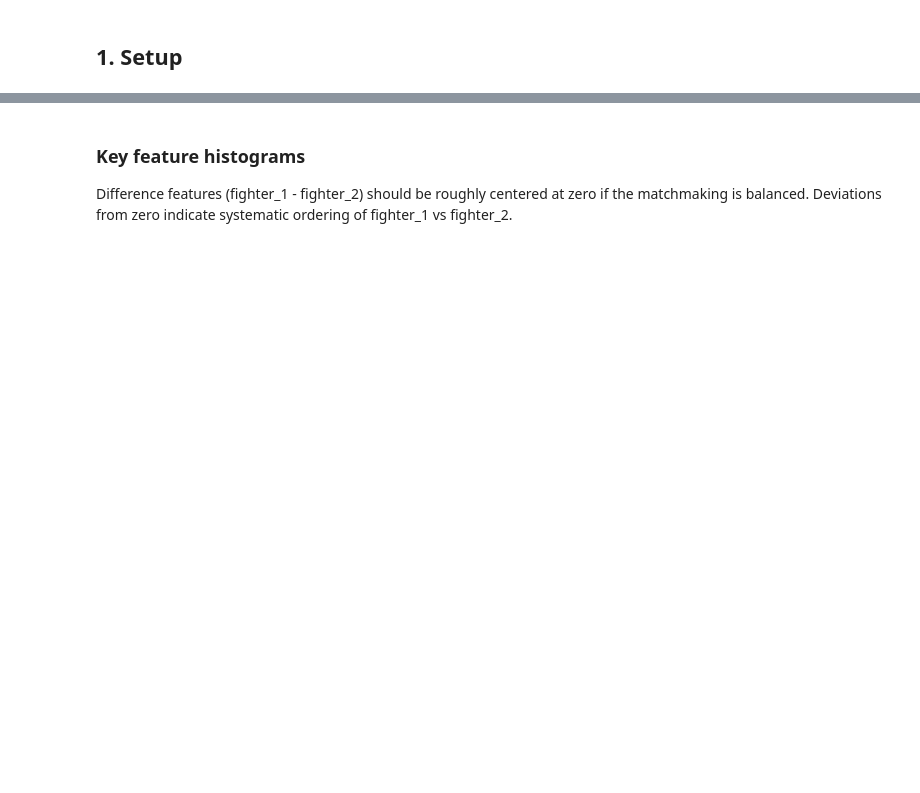
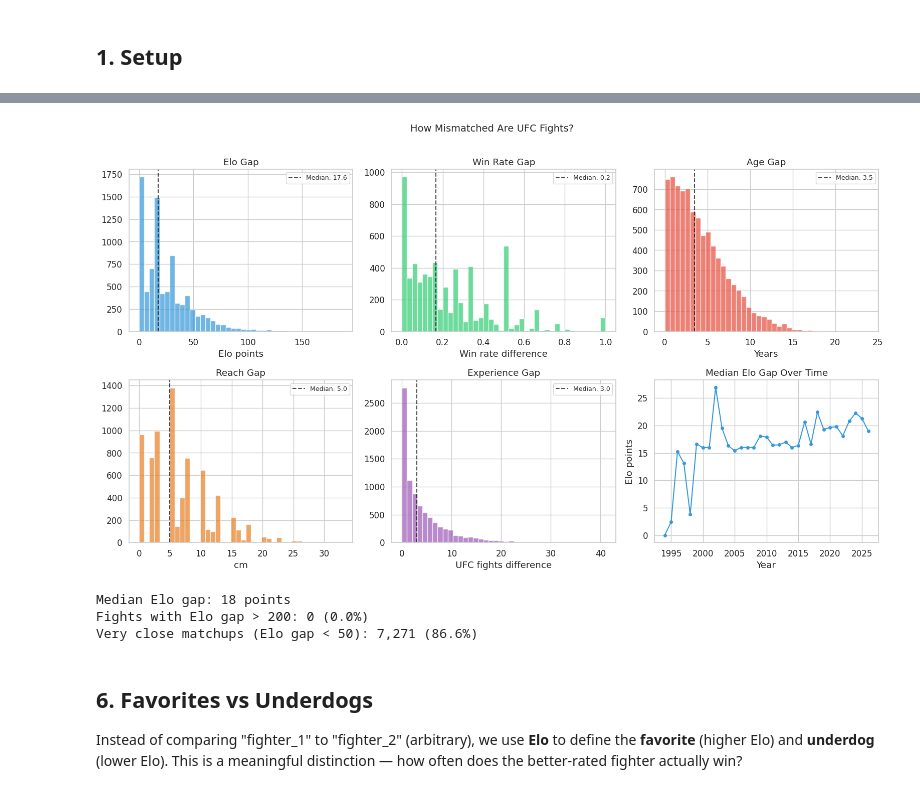
Before and after one commit to wlodzimierrr/ufc-predictor, a Jupyter notebook: notebooks/01_data_exploration.ipynb, the cells around one changed output, grey strips where cells are left out. Cells and saved outputs as stored; diff of their text form; code cells hidden in the pictures; blank space fills up the shorter version.

```diff
--- a/notebooks/01_data_exploration.ipynb
+++ b/notebooks/01_data_exploration.ipynb
@@ -117,7 +243,51 @@ print(f"Both-debuting bouts (all diffs NULL): {(df['both_debuting'] == 1).sum()}
 # %%
-df[FEATURE_COLS].describe().T
+# Compute absolute gaps — these are position-agnostic
+df["abs_elo_gap"] = df["diff_elo"].abs()
+df["abs_win_rate_gap"] = df["diff_career_win_rate"].abs()
+df["abs_age_gap"] = df["diff_age"].abs()
+df["abs_reach_gap"] = df["diff_reach_cm"].abs()
+df["abs_experience_gap"] = df["diff_career_fights"].abs()
+
+fig, axes = plt.subplots(2, 3, figsize=(16, 9))
+
+gap_configs = [
+    ("abs_elo_gap", "Elo Gap", "#3498db", "Elo points"),
+    ("abs_win_rate_gap", "Win Rate Gap", "#2ecc71", "Win rate difference"),
+    ("abs_age_gap", "Age Gap", "#e74c3c", "Years"),
+    ("abs_reach_gap", "Reach Gap", "#e67e22", "cm"),
+    ("abs_experience_gap", "Experience Gap", "#9b59b6", "UFC fights difference"),
+]
+
+for ax, (col, title, color, xlabel) in zip(axes.flat, gap_configs):
+    data = df[col].dropna()
+    ax.hist(data, bins=40, color=color, alpha=0.7, edgecolor="white")
+    ax.axvline(data.median(), color="black", linestyle="--", alpha=0.7, label=f"Median: {data.median():.1f}")
+    ax.set_title(title)
+    ax.set_xlabel(xlabel)
+    ax.legend(fontsize=9)
+
+# Last panel: mismatch trend over time (Elo gap by year)
+df["year"] = df["event_date"].dt.year
+yearly_gap = df.groupby("year")["abs_elo_gap"].median()
+axes[1, 2].plot(yearly_gap.index, yearly_gap.values, "o-", color="#3498db", markersize=4)
+axes[1, 2].set_title("Median Elo Gap Over Time")
+axes[1, 2].set_xlabel("Year")
+axes[1, 2].set_ylabel("Elo points")
+
+plt.suptitle("How Mismatched Are UFC Fights?", fontsize=14, y=1.01)
+plt.tight_layout()
+plt.show()
+
+print(f"Median Elo gap: {df['abs_elo_gap'].median():.0f} points")
+print(f"Fights with Elo gap > 200: {(df['abs_elo_gap'] > 200).sum():,} ({100*(df['abs_elo_gap'] > 200).mean():.1f}%)")
+print(f"Very close matchups (Elo gap < 50): {(df['abs_elo_gap'] < 50).sum():,} ({100*(df['abs_elo_gap'] < 50).mean():.1f}%)")
+# %% [output]
+[figure, added]
+Median Elo gap: 18 points
+Fights with Elo gap > 200: 0 (0.0%)
+Very close matchups (Elo gap < 50): 7,271 (86.6%)
 # %% [markdown]
-### Key feature histograms
+## 6. Favorites vs Underdogs
 
-Difference features (fighter_1 - fighter_2) should be roughly centered at zero if the matchmaking is balanced. Deviations from zero indicate systematic ordering of fighter_1 vs fighter_2.
+Instead of comparing "fighter_1" to "fighter_2" (arbitrary), we use **Elo** to define the **favorite** (higher Elo) and **underdog** (lower Elo). This is a meaningful distinction — how often does the better-rated fighter actually win?
 # %%
```
Also changed, not shown: parts of 23 cells of this notebook, 5 other files.
